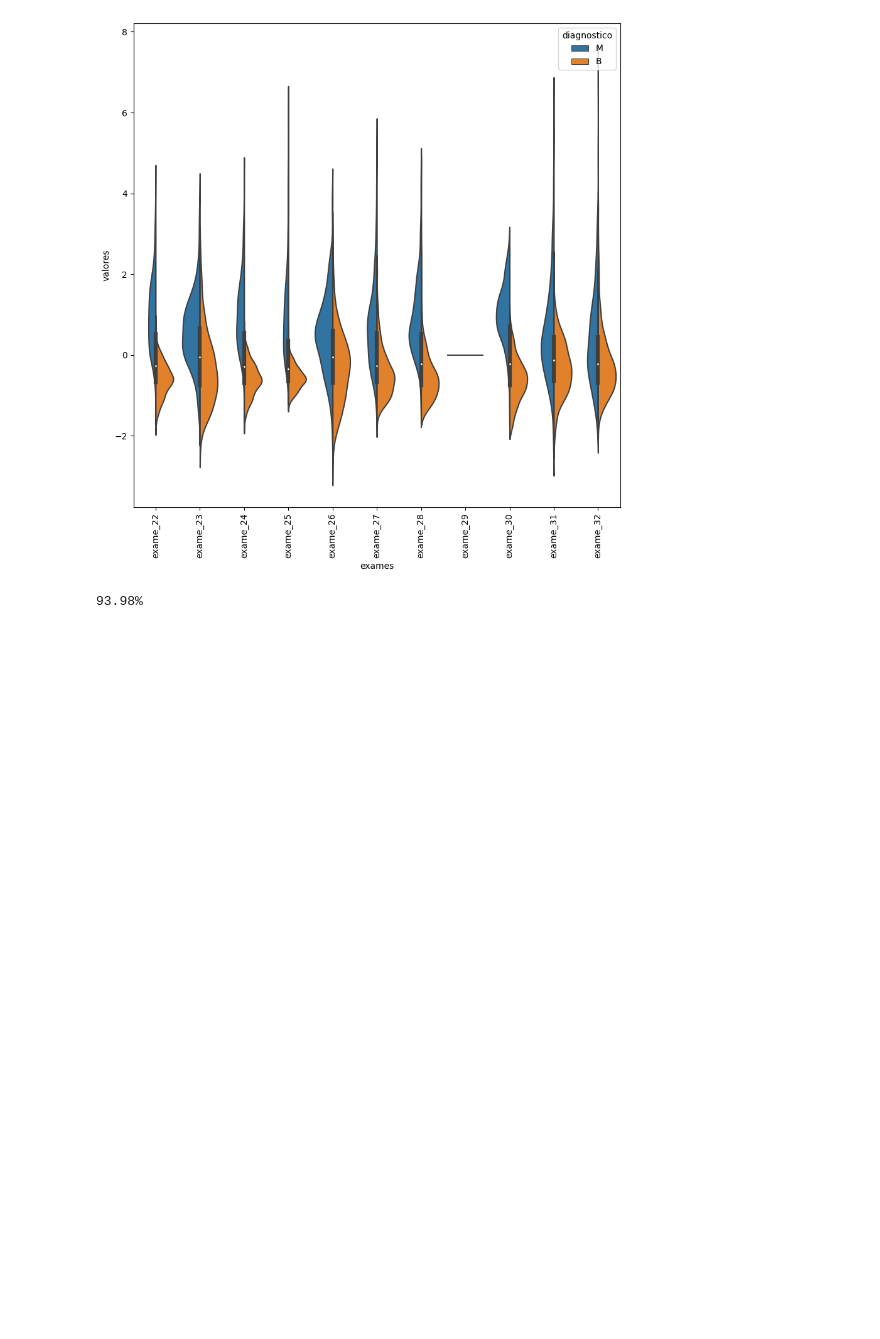
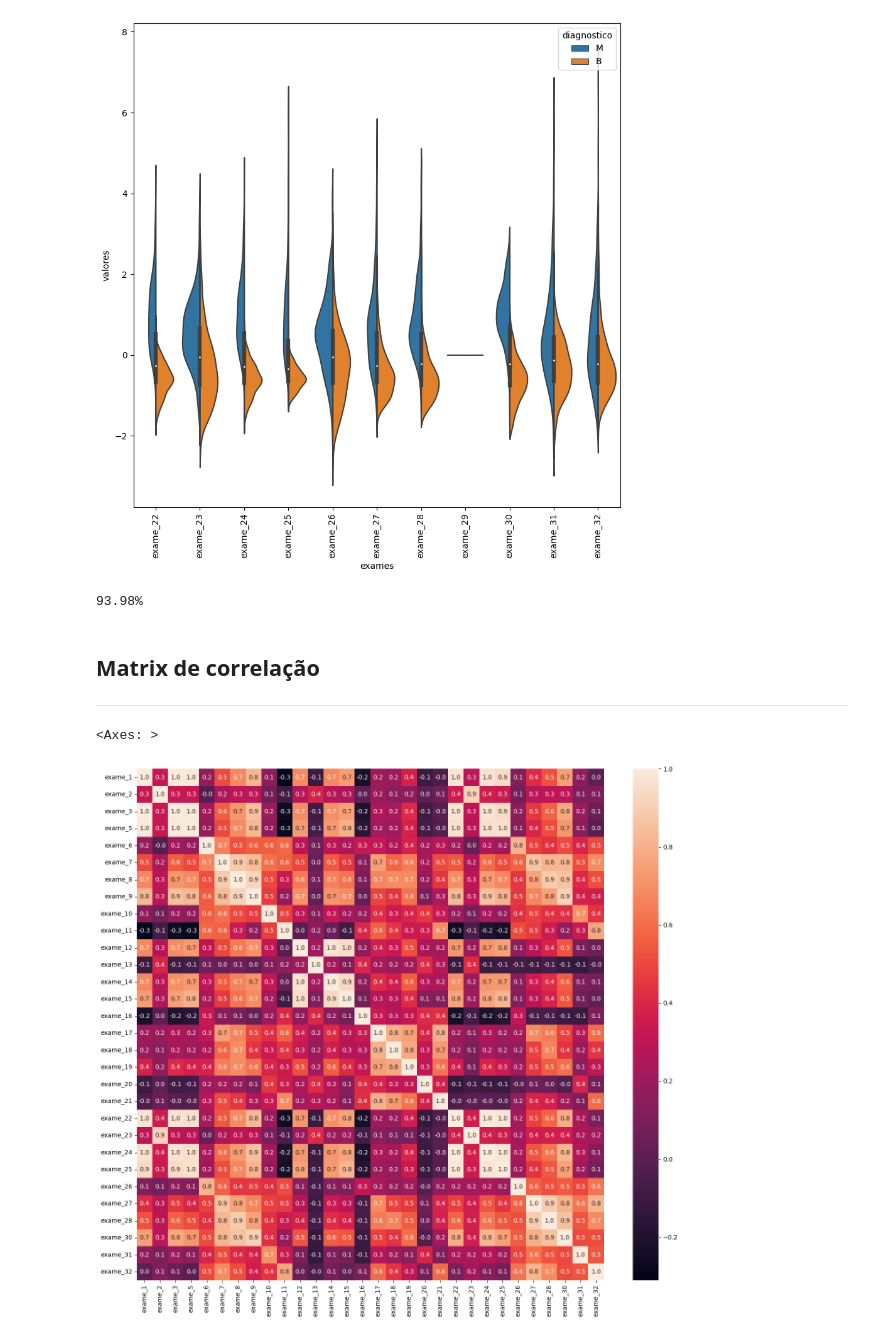
Before and after one commit to Lyarkh/Formacao_Machine_Learning, a Jupyter notebook: machine_learning/3 - lidando_com_dados_de_muitas_dimensoes/tratando_dados_de_muitas_dimensoes.ipynb, the cells around one changed output. Saved outputs shown, nothing was run; the diff lists cells and outputs as text; code cells hidden in the pictures; blank space fills up the shorter version.

Commit message:
feat: verificando a matrix de correlação

```diff
--- a/machine_learning/3 - lidando_com_dados_de_muitas_dimensoes/tratando_dados_de_muitas_dimensoes.ipynb
+++ b/machine_learning/3 - lidando_com_dados_de_muitas_dimensoes/tratando_dados_de_muitas_dimensoes.ipynb
@@ -130,3 +130,14 @@ def classificar(valores):
 classificar(valores_exames_tratado)
 # %% [output]
 93.98%
+# %% [markdown]
+## Matrix de correlação
+---
+# %%
+matrix_correlacao = valores_exames_tratado.corr()
+
+plt.figure(figsize=(17, 15))
+sns.heatmap(matrix_correlacao, annot=True, fmt=".1f")
+# %% [output]
+<Axes: >
+[figure, added]
```
Also changed, not shown: parts of 4 cells of this notebook.
